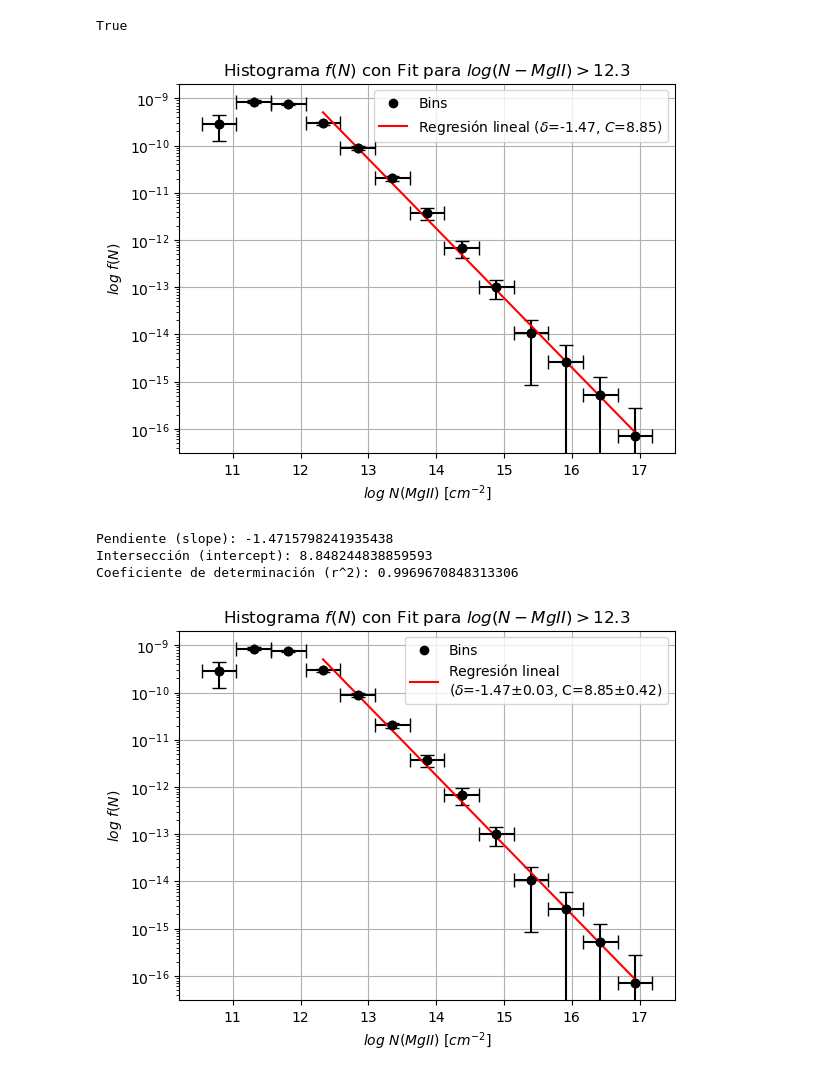
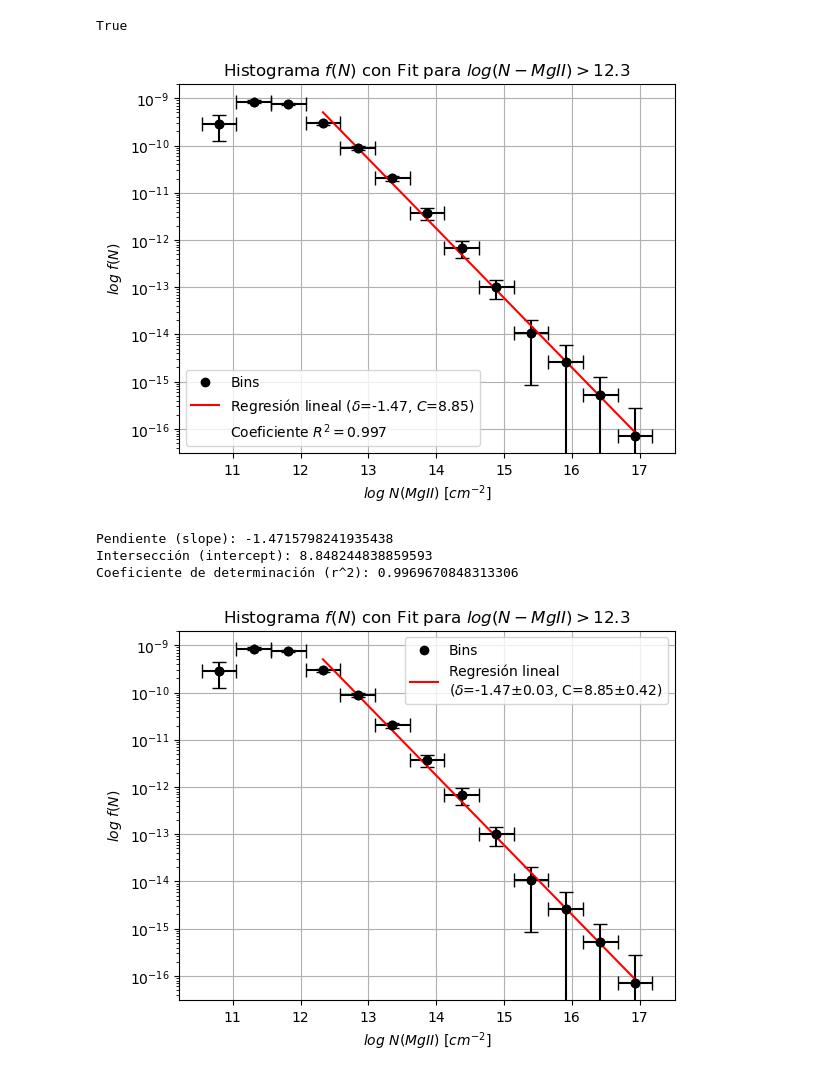
Before and after one commit to guerracuadra/Trabajo-Tutorial-B-sico, a Jupyter notebook: code.ipynb, the cells around one changed output. Cells and saved outputs as stored; diff of their text form; code cells hidden in the pictures.

```diff
--- a/code.ipynb
+++ b/code.ipynb
@@ -180,34 +180,37 @@ from scipy.stats import linregress
 y_transformed = hist_fit / 10**bins_centers_fit[:-1]
 
 # Tomamos el logaritmo de los valores transformados
 log_y = np.log10(y_transformed)
 
 # Realizamos la regresión lineal
 slope, intercept, r_value, p_value, std_err = linregress(bins_centers_fit[:-1], log_y)
 
 # Creamos la línea ajustada
 x_fit = bins_centers_fit[:-1]
 y_fit = slope * x_fit + intercept
 
 # Graficamos los datos y la línea ajustada
 plt.scatter(bins_centers[:-1], hist / 10**bins_centers[:-1], label='Bins', color='black')
 plt.errorbar(bins_centers[:-1], hist / 10**bins_centers[:-1], xerr=(bin_edges[1:] - bin_edges[:-1]) / 2,
              yerr=bin_err/ 10**bins_centers[:-1] , fmt='o', color='black', capsize=5)
 plt.plot(x_fit, 10**y_fit, color='red', label=f"Regresión lineal ($\delta$={slope:.2f}, $C$={intercept:.2f})")
 plt.yscale('log')
 plt.ylabel(r'$log \ f(N)$')
 plt.xlabel(r'$log \ N(MgII) \ [cm^{-2}]$')
 plt.title('Histograma $f(N)$ con Fit para $log(N-MgII)>12.3$')
+
+plt.plot([], [], label=f'Coeficiente $R^2={r_value**2:.3f}$', color='none')  # Añade un texto extra a la leyenda
+
 plt.legend()
 plt.grid()
 plt.show()
 
 # Imprimir resultados
 print(f"Pendiente (slope): {slope}")
 print(f"Intersección (intercept): {intercept}")
 print(f"Coeficiente de determinación (r^2): {r_value**2}")
 # %% [output]
-[figure, old version]
+[figure, new version]
 Pendiente (slope): -1.4715798241935438
 Intersección (intercept): 8.848244838859593
 Coeficiente de determinación (r^2): 0.9969670848313306
```
Also changed, not shown: parts of 46 cells of this notebook.
